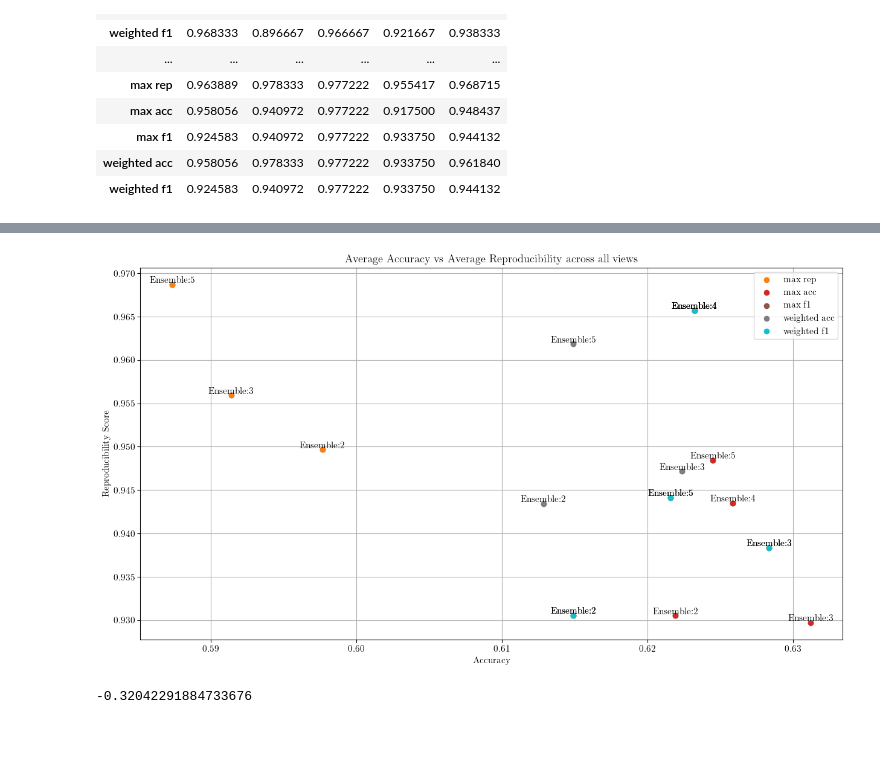
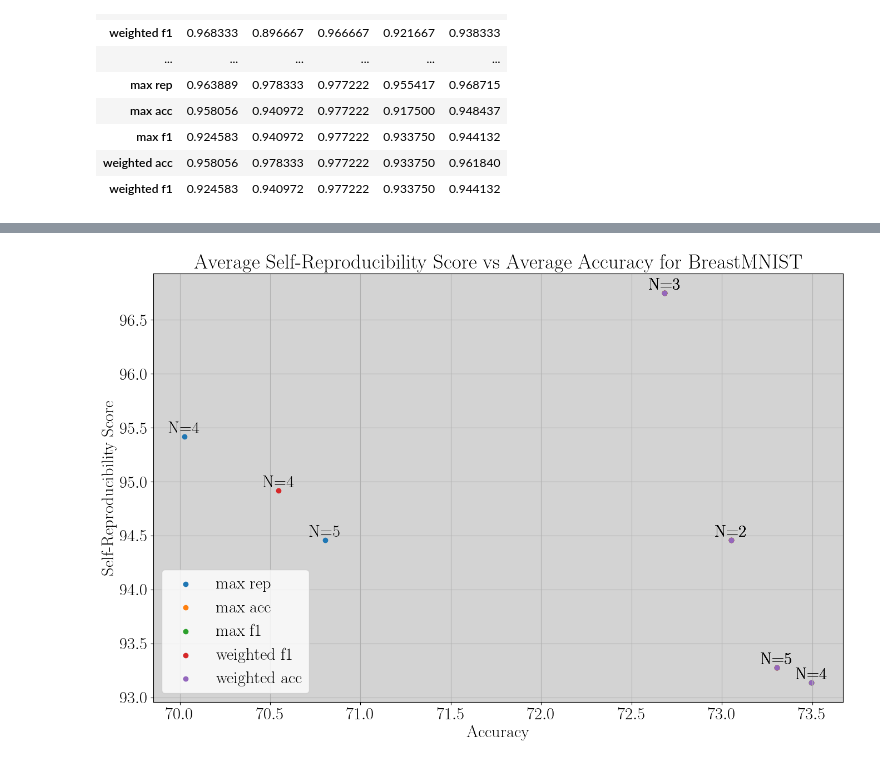
Before and after one commit to LorenzoStigliano/thesis-imperial, a Jupyter notebook: src/notebooks/study_Evaluation_supplementary_experiments.ipynb, the cells around one changed output, grey strips where cells are left out. Cells and saved outputs as stored; diff of their text form; code cells hidden in the pictures; blank space fills up the shorter version.

```diff
--- a/src/notebooks/study_Evaluation_supplementary_experiments.ipynb
+++ b/src/notebooks/study_Evaluation_supplementary_experiments.ipynb
@@ -102,7 +102,7 @@ def get_best_student_ensamble(model, view, dataset, CV, runs, dataset_split, ana
 
     return [best_rep_max, student_var[student_max], student_max], [best_rep_acc, student_var[student_acc_index], student_acc_index], [best_rep_f1, student_var[student_f1_index], student_f1_index]
 # %%
-def get_best_student_ensamble_detailed(model, view, CV, runs, dataset_split, analysis_type, model_args):
+def get_best_student_ensamble_detailed(model, view, CV, runs, dataset_split, analysis_type, model_args, dataset="gender_data"):
     import warnings
     warnings.filterwarnings('ignore')
 
@@ -604,0 +879,4 @@ df_std_ordered*100
+# %%
+df_acuracy = df_acuracy.loc['weighted acc'].T
+df_var = df_var.loc['weighted acc'].T
+df_var = np.sqrt(df_var)
@@ -905,0 +1197,13 @@ max_indices_acc, max_indices_rep
+# %%
+df_acuracy_breastMNIST = pd.DataFrame(np.array(all_data_accuracy))
+# Calculate the mean of columns
+mean_row = df_acuracy.mean(axis=0)
+
+# Append the mean row to the DataFrame
+df_acuracy_breastMNIST = df_acuracy_breastMNIST.append(mean_row, ignore_index=True).T
+# Create the list of repeating index values
+index_values = ['max rep', 'max acc', 'max f1', 'weighted acc', 'weighted f1'] * (len(df_acuracy_breastMNIST) // 5) + ['max rep', 'max acc', 'max f1', 'weighted acc', 'weighted f1'][:len(df_acuracy_breastMNIST) % 5]
+
+# Assign the new index to the DataFrame
+df_acuracy_breastMNIST.index = index_values
+df_acuracy_breastMNIST[0]
@@ -906,45 +1267,42 @@ max_indices_acc, max_indices_rep
 # %%
 import matplotlib.pyplot as plt
 import pandas as pd
 
-plt.rcParams["figure.figsize"] = (15,8)
+plt.rcParams['text.latex.preamble']=[r"\usepackage{lmodern}"]
+params = {
+    'text.usetex' : True,
+    'font.size' : 22,
+    'font.family' : 'lmodern'
+}
+plt.rcParams.update(params)
+plt.rcParams['axes.facecolor'] = 'lightgrey'
+plt.rcParams["figure.figsize"] = (16,10)
 all_x = []
 all_y = []
 
-for method in ['max rep', 'max acc', 'max f1', 'weighted acc', 'weighted f1']:
+for method in ['max rep', 'max acc', 'max f1', 'weighted f1', 'weighted acc']:
     # Assuming you have two DataFrames: df1 and df2
     # Let's say you want to plot column 'A' from df1 against column 'B' from df2
     labels = ["2", "3", "4", "5"]
     # Extract the columns of interest from the DataFrames
-    x, y = df_acuracy.loc[method][4], df.loc[method][4]
-    plt.scatter(x, y)
-
-    # Create the scatter plot
+    #x, y = df_acuracy.loc[method][4], df.loc[method][4]
+    #plt.scatter(x, y)
+    x, y = df_acuracy_breastMNIST.loc[method][0]*100, df_breastMNIST.loc[method][0]*100
+    #Create the scatter plot
     plt.scatter(x, y, label=method)
 
     # Add labels to each point
     for index, (i, j) in enumerate(zip(x, y)):
-        plt.text(i, j, f'Ensemble:{labels[index]}', ha='center', va='bottom')
+        plt.text(i, j, f'N={labels[index]}', ha='center', va='bottom')
     # Customize the plot
     plt.xlabel('Accuracy')  # Add x-axis label
-    plt.ylabel('Reproducibility Score')  # Add y-axis label
-    plt.title(f'Average Accuracy vs Average Reproducibility across all views')  # Add title
+    plt.ylabel('Self-Reproducibility Score')  # Add y-axis label
+    plt.title(f'Average Self-Reproducibility Score vs Average Accuracy for BreastMNIST')  # Add title
     plt.grid()
-    plt.legend()
+    plt.legend(loc='lower left', facecolor='white')
     all_x.append(x)
     all_y.append(y)
 
-if not os.path.exists(SAVE_DIR_FIGS+"ensemble_results/"):
-    os.makedirs(SAVE_DIR_FIGS+"ensemble_results/")
-plt.savefig(SAVE_DIR_FIGS+"ensemble_results/"+'Average Accuracy vs Average Reproducibility across all views'+".png", dpi=150,bbox_inches='tight')
-
-plt.show()  # Show the plot
+plt.savefig('Average Self-Reproducibility Score vs Average Accuracy for varying ensemble size and selection method for BreastMNIST.pdf', format='pdf')
 # %% [output]
-[figure, old version]
+[figure, new version]
-# %%
-x = sum([x.tolist() for x in all_x], [])
-y = sum([y.tolist() for y in all_y], [])
-correlation_coefficient = np.corrcoef(x, y)[0, 1]
-correlation_coefficient
-# %% [output]
--0.32042291884733676
```
Also changed, not shown: parts of 30 cells of this notebook, 13 other files.
